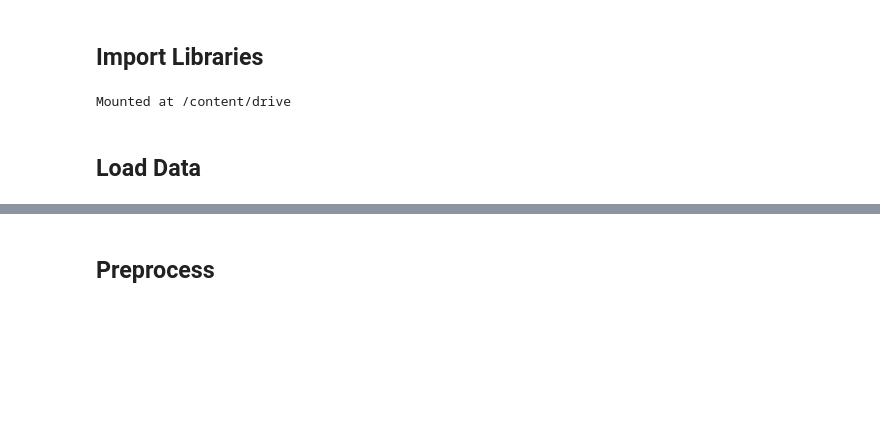
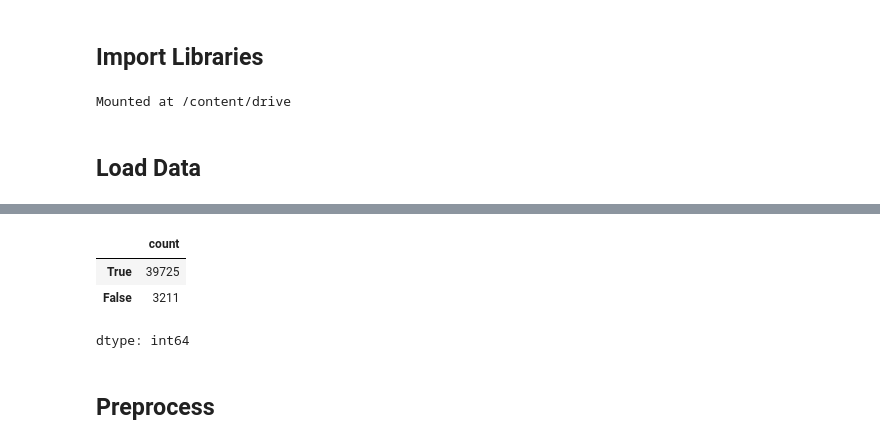
Before and after one commit to Rizukaf-id/DRPM-machine-learning, a Jupyter notebook: DRPM.ipynb, the cells around one changed output, grey strips where cells are left out. Cells and saved outputs as stored; diff of their text form; code cells hidden in the pictures; blank space fills up the shorter version.

```diff
--- a/DRPM.ipynb
+++ b/DRPM.ipynb
@@ -25,2 +33,12 @@ df.head()
+# %%
+df["text"] == df["new text"]
+similar_text = df["text"] == df["new text"]
+count_similar_text = similar_text.value_counts()
+count_similar_text
+# %% [output]
+|  | count |
+| True | 39725 |
+| False | 3211 |
+dtype: int64
 # %% [markdown]
 ## Preprocess
```
Also changed, not shown: parts of 5 cells of this notebook.
